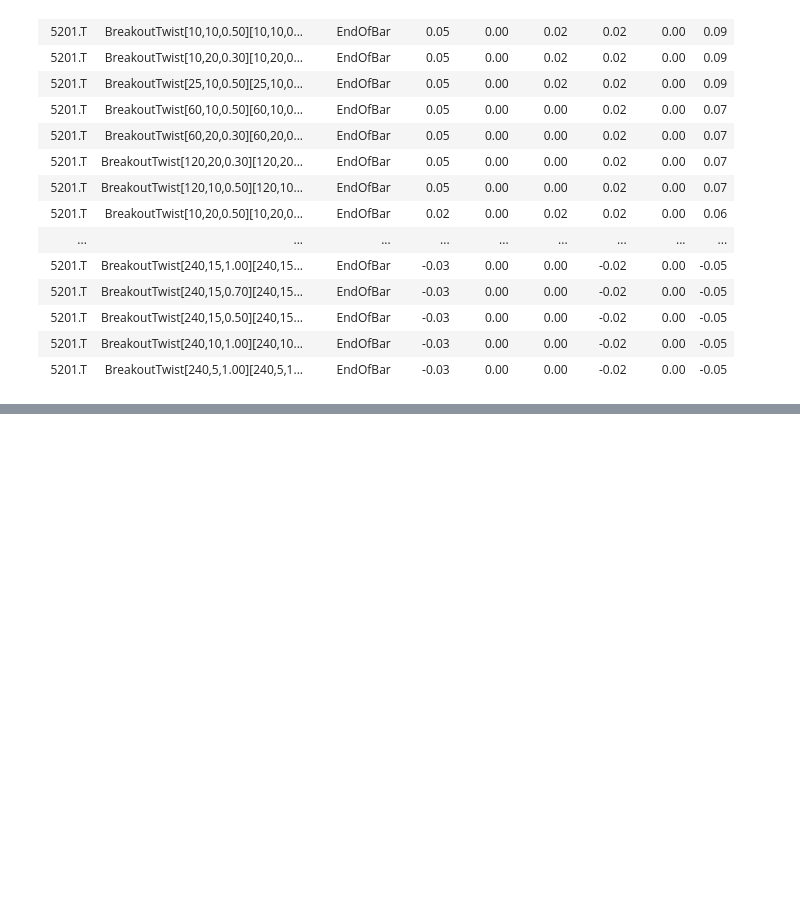
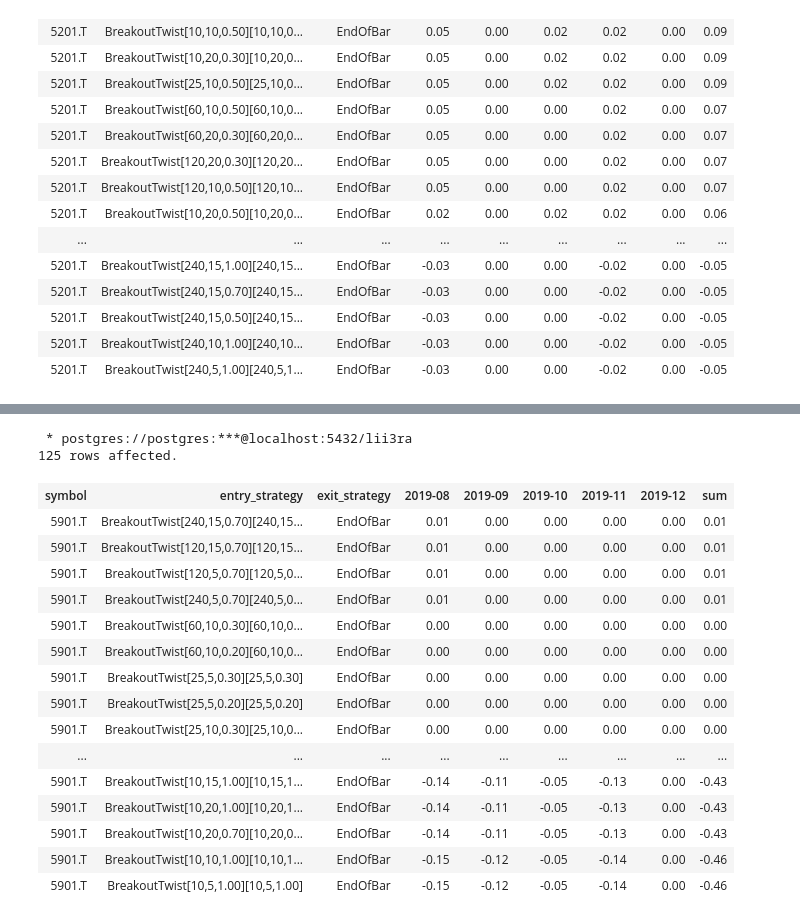
Before and after one commit to tranducquy/lii3ra, a Jupyter notebook: jupyter/breakouttwist_endofbar/optimize_1619.ipynb, the cells around one changed output, grey strips where cells are left out. Drawn from its saved outputs; the diff is of its cells as text; code cells hidden in the pictures; blank space fills up the shorter version.

```diff
--- a/jupyter/breakouttwist_endofbar/optimize_1619.ipynb
+++ b/jupyter/breakouttwist_endofbar/optimize_1619.ipynb
@@ -192,0 +228,23 @@ query = initial_sql.backtest_profit_monthry_query.format(initial_sql.b01m,initia
+# %%
+symbol = '5901.T'
+query = initial_sql.backtest_profit_monthry_query.format(initial_sql.b01m,initial_sql.b02m,initial_sql.b03m,initial_sql.b04m,initial_sql.b05m,initial_sql.b01m,initial_sql.b02m,initial_sql.b03m,initial_sql.b04m,initial_sql.b05m,symbol)
+%sql $query
+# %% [output]
+ * postgres://postgres:***@localhost:5432/lii3ra
+125 rows affected.
+| symbol | entry_strategy | exit_strategy | 2019-08 | 2019-09 | 2019-10 | 2019-11 | 2019-12 | sum |
+| 5901.T | BreakoutTwist[240,15,0.70][240,15... | EndOfBar | 0.01 | 0.00 | 0.00 | 0.00 | 0.00 | 0.01 |
+| 5901.T | BreakoutTwist[120,15,0.70][120,15... | EndOfBar | 0.01 | 0.00 | 0.00 | 0.00 | 0.00 | 0.01 |
+| 5901.T | BreakoutTwist[120,5,0.70][120,5,0... | EndOfBar | 0.01 | 0.00 | 0.00 | 0.00 | 0.00 | 0.01 |
+| 5901.T | BreakoutTwist[240,5,0.70][240,5,0... | EndOfBar | 0.01 | 0.00 | 0.00 | 0.00 | 0.00 | 0.01 |
+| 5901.T | BreakoutTwist[60,10,0.30][60,10,0... | EndOfBar | 0.00 | 0.00 | 0.00 | 0.00 | 0.00 | 0.00 |
+| 5901.T | BreakoutTwist[60,10,0.20][60,10,0... | EndOfBar | 0.00 | 0.00 | 0.00 | 0.00 | 0.00 | 0.00 |
+| 5901.T | BreakoutTwist[25,5,0.30][25,5,0.30] | EndOfBar | 0.00 | 0.00 | 0.00 | 0.00 | 0.00 | 0.00 |
+| 5901.T | BreakoutTwist[25,5,0.20][25,5,0.20] | EndOfBar | 0.00 | 0.00 | 0.00 | 0.00 | 0.00 | 0.00 |
+| 5901.T | BreakoutTwist[25,10,0.30][25,10,0... | EndOfBar | 0.00 | 0.00 | 0.00 | 0.00 | 0.00 | 0.00 |
+| ... | ... | ... | ... | ... | ... | ... | ... | ... |
+| 5901.T | BreakoutTwist[10,15,1.00][10,15,1... | EndOfBar | -0.14 | -0.11 | -0.05 | -0.13 | 0.00 | -0.43 |
+| 5901.T | BreakoutTwist[10,20,1.00][10,20,1... | EndOfBar | -0.14 | -0.11 | -0.05 | -0.13 | 0.00 | -0.43 |
+| 5901.T | BreakoutTwist[10,20,0.70][10,20,0... | EndOfBar | -0.14 | -0.11 | -0.05 | -0.13 | 0.00 | -0.43 |
+| 5901.T | BreakoutTwist[10,10,1.00][10,10,1... | EndOfBar | -0.15 | -0.12 | -0.05 | -0.14 | 0.00 | -0.46 |
+| 5901.T | BreakoutTwist[10,5,1.00][10,5,1.00] | EndOfBar | -0.15 | -0.12 | -0.05 | -0.14 | 0.00 | -0.46 |
```
Also changed, not shown: parts of 9 cells of this notebook.
